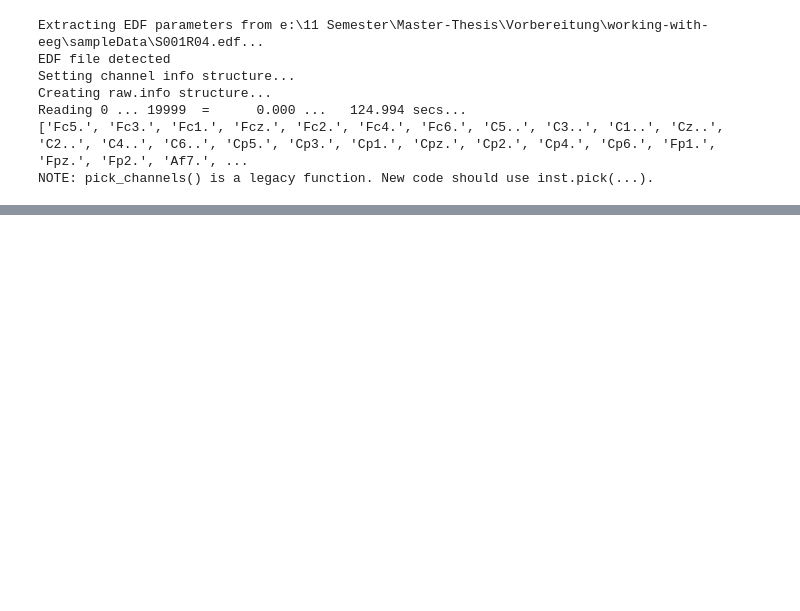
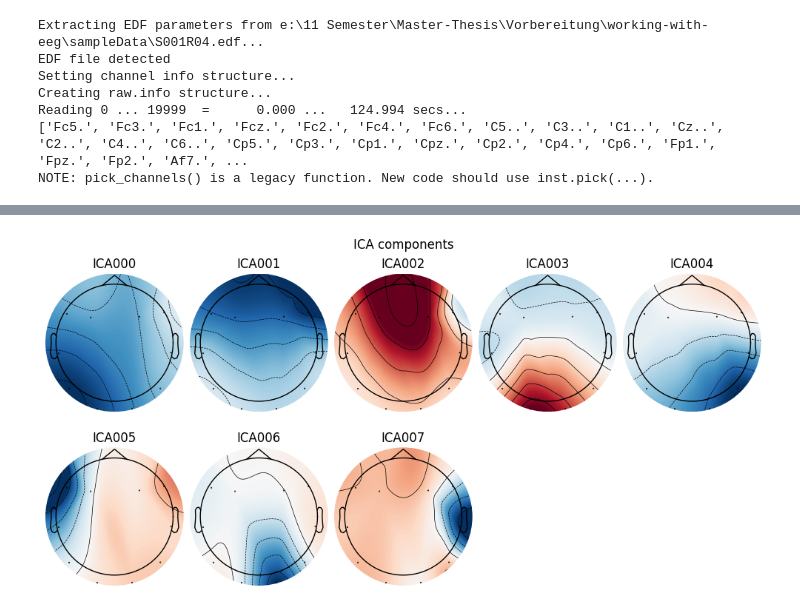
Before and after one commit to soerenpriess/working-with-eeg, a Jupyter notebook: main.ipynb, the cells around one changed output, grey strips where cells are left out. Drawn from its saved outputs; the diff is of its cells as text; code cells hidden in the pictures; blank space fills up the shorter version.

```diff
--- a/main.ipynb
+++ b/main.ipynb
@@ -104,0 +168,10 @@ The PSD analysis shows how the energy (power) of an EEG signal is distributed ov
+# %%
+# ICA parameters
+random_state = 42   # ensures ICA is reproducible each time it's run
+ica_n_components = .99     # Specify n_components as a decimal to set % explained variance
+
+# Fit ICA
+ica = mne.preprocessing.ICA(n_components=ica_n_components,
+                            random_state=random_state,
+                            )
+ica.fit(epochs_ica[~reject_log.bad_epochs], decim=3)
@@ -104,0 +189,4 @@ The PSD analysis shows how the energy (power) of an EEG signal is distributed ov
+# %%
+ica.plot_components();
+# %% [output]
+[figure, added]
```
Also changed, not shown: parts of 6 cells of this notebook.
